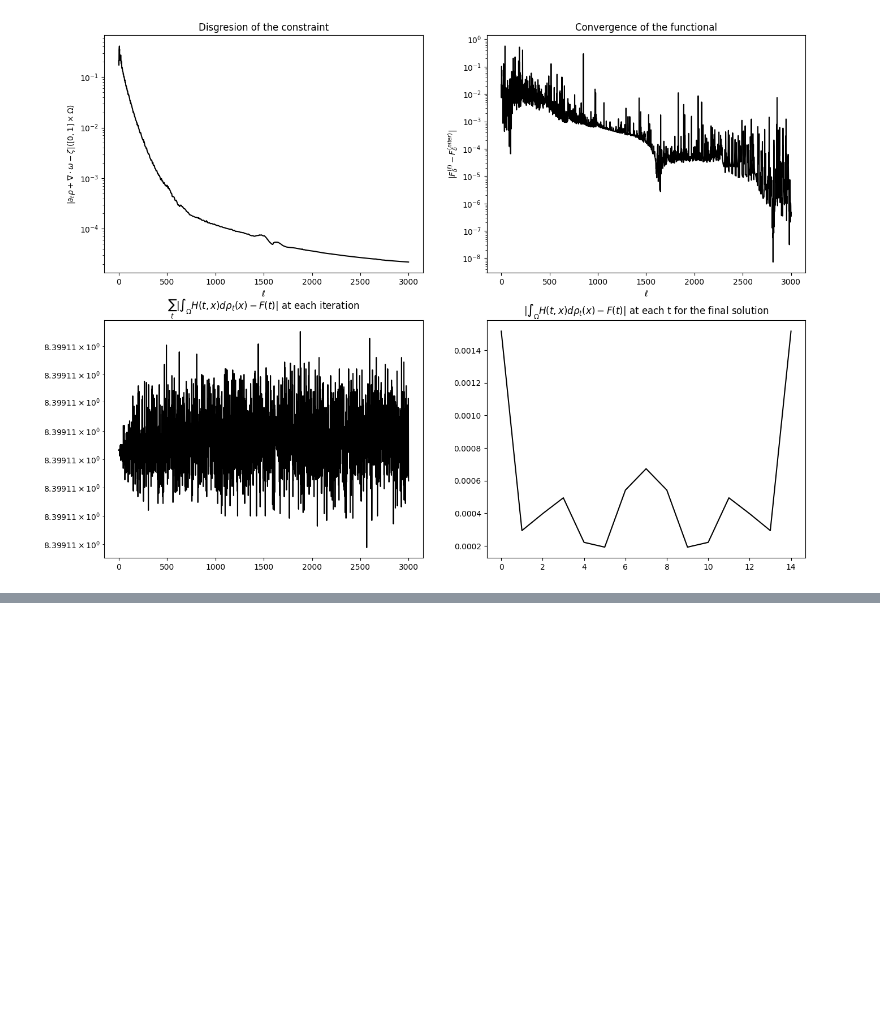
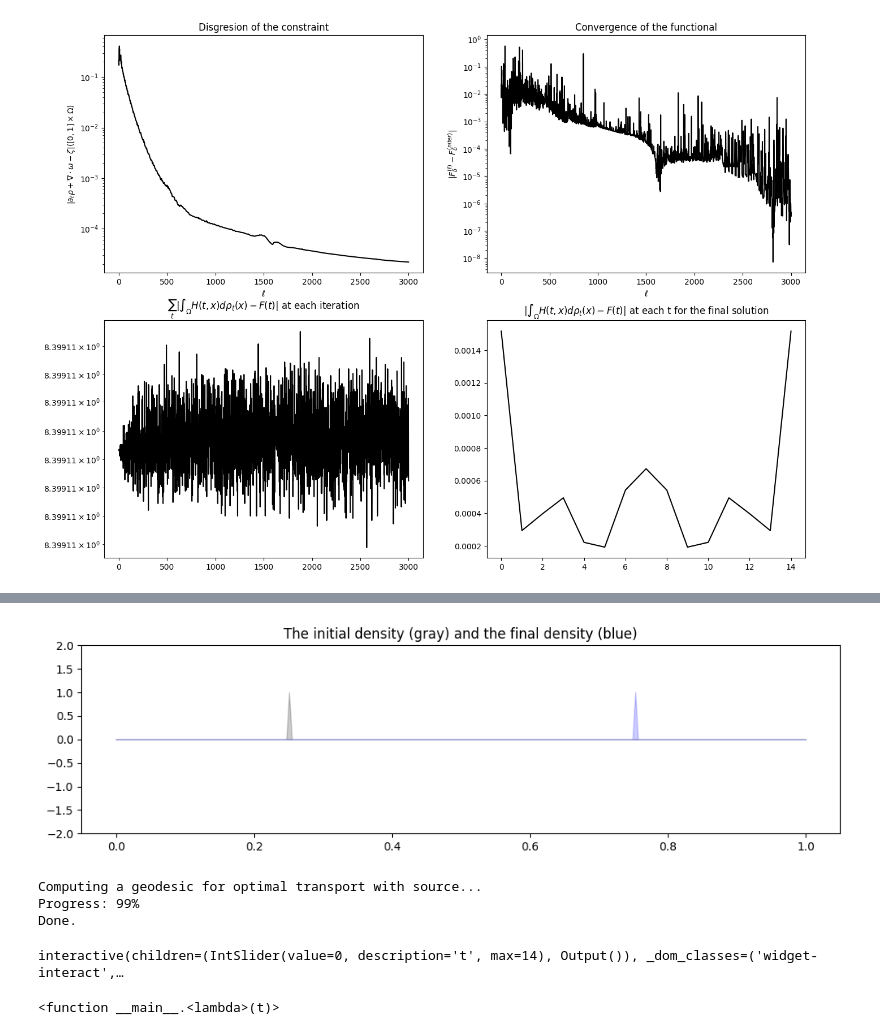
Before and after one commit to mao1756/pdot, a Jupyter notebook: exploratory/wfr_proximal_test.ipynb, the cells around one changed output, grey strips where cells are left out. Drawn from its saved outputs; the diff is of its cells as text; code cells hidden in the pictures; blank space fills up the shorter version.

```diff
--- a/exploratory/wfr_proximal_test.ipynb
+++ b/exploratory/wfr_proximal_test.ipynb
@@ -230,0 +180,31 @@ plt.show()
+# %%
+K = 256
+X = np.linspace(0, 1, K)  # Discretization of the time-space domain
+
+rho_0 = np.zeros(K)
+rho_0[64] = 1
+rho_1 = np.roll(rho_0,128)
+
+# Plotting
+plt.figure(figsize=(12, 3))
+plt.ylim(-2, 2)
+plt.title("The initial density (gray) and the final density (blue)")
+plt.fill_between(X, rho_0, color="k", alpha=0.2)  # Use fill_between for similar effect to fill in Julia
+plt.fill_between(X, rho_1, color="b", alpha=0.2)
+plt.show()
+
+T = 15 # number of time steps
+ll = (1.0, 1.0) # size of time x space box
+x, lists = computeGeodesic(rho_0, rho_1, T, ll, p= 2.0, q=2.0, delta=1.0, niter=3000)
+# %% [output]
+[figure, added]
+Computing a geodesic for optimal transport with source...
+Progress: 99%
+Done.
+# %%
+v,g = speed_and_growth(x.V)
+plot_elements3 = [x.copy(), v.copy(), g.copy(), X.copy(), rho_0.copy(), rho_1.copy(), [-2,2], r"(grey) $\rho_0$, (blue) $\rho_1$ (red) $\rho_t$ (green) $g_t$ (dark) $v_t$"]
+interact(lambda t: plot_1D(t, *plot_elements3), t=widgets.IntSlider(min=0, max=T-1, step=1, value=0))
+# %% [output]
+interactive(children=(IntSlider(value=0, description='t', max=14), Output()), _dom_classes=('widget-interact',…
+<function __main__.<lambda>(t)>
```
Also changed, not shown: parts of 24 cells of this notebook, 2 other files.
